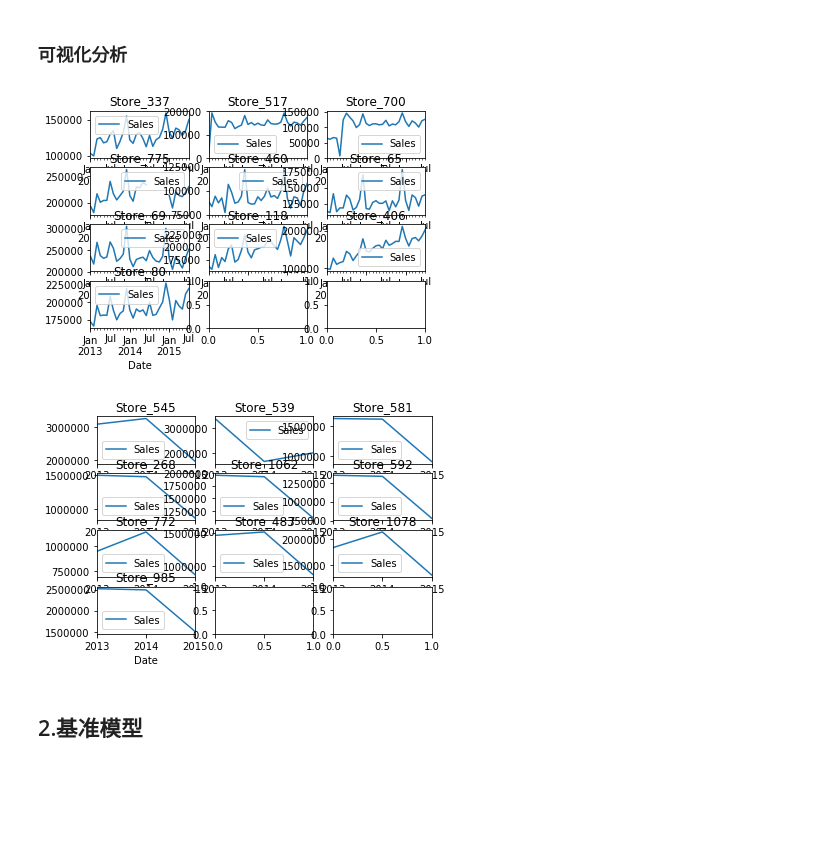
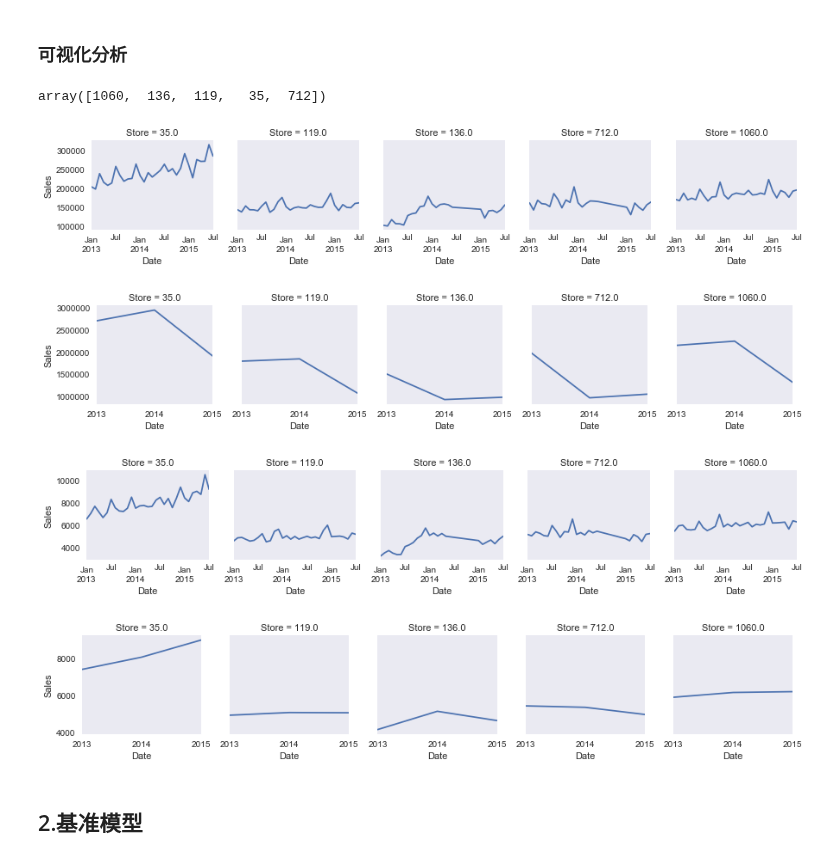
Before and after one commit to jtang145/machine-learning-courses, a Jupyter notebook: graduation/rossmann-prediction-notebook.ipynb, the cells around one changed output. Cells and saved outputs as stored; diff of their text form; code cells hidden in the pictures; blank space fills up the shorter version.

```diff
--- a/graduation/rossmann-prediction-notebook.ipynb
+++ b/graduation/rossmann-prediction-notebook.ipynb
@@ -13,12 +13,21 @@ data = vs.load_data()
 # %% [markdown]
 ### 可视化分析
 # %%
-# Take 10 random stores to view the sales by dates, monthly & yearly view
-vs.viewSalesDataOverTime(data,"M",size =10)
-vs.viewSalesDataOverTime(data,"A",size =10)
+# Take 5 random stores to view the sales by dates, monthly & yearly view
+# Monthly sum view
+stores = vs.viewRandomStoreData(data,"M",'sum',size = 5)
+# Yearly sum view
+vs.viewStoreData(data,stores,"A",'sum')
+# Monthly mean value view
+vs.viewStoreData(data,stores, "M",'mean')
+# Yearly mean value view
+vs.viewStoreData(data,stores, "A",'mean')
 # %% [output]
+array([1060,  136,  119,   35,  712])
-[figure, old version]
+[figure, new version]
-[figure, old version]
+[figure, new version]
+[figure, added]
+[figure, added]
 # %% [markdown]
 ## 2.基准模型
 # %% [markdown]
```
Also changed, not shown: parts of 4 cells of this notebook, 4 other files.
